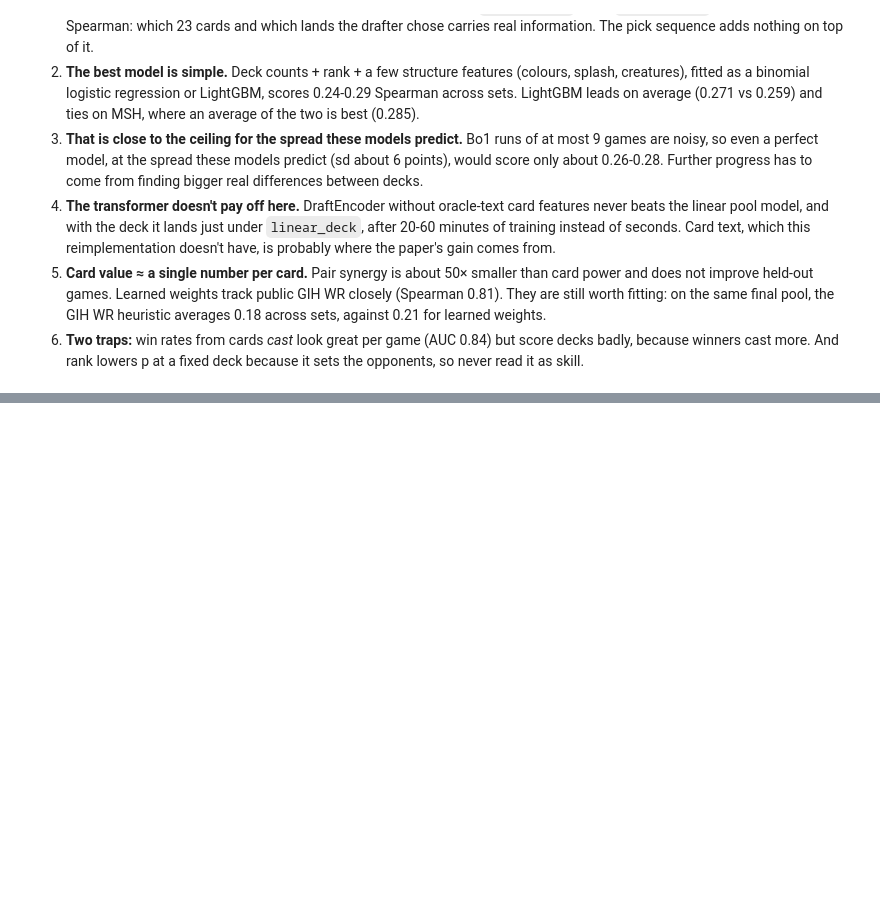
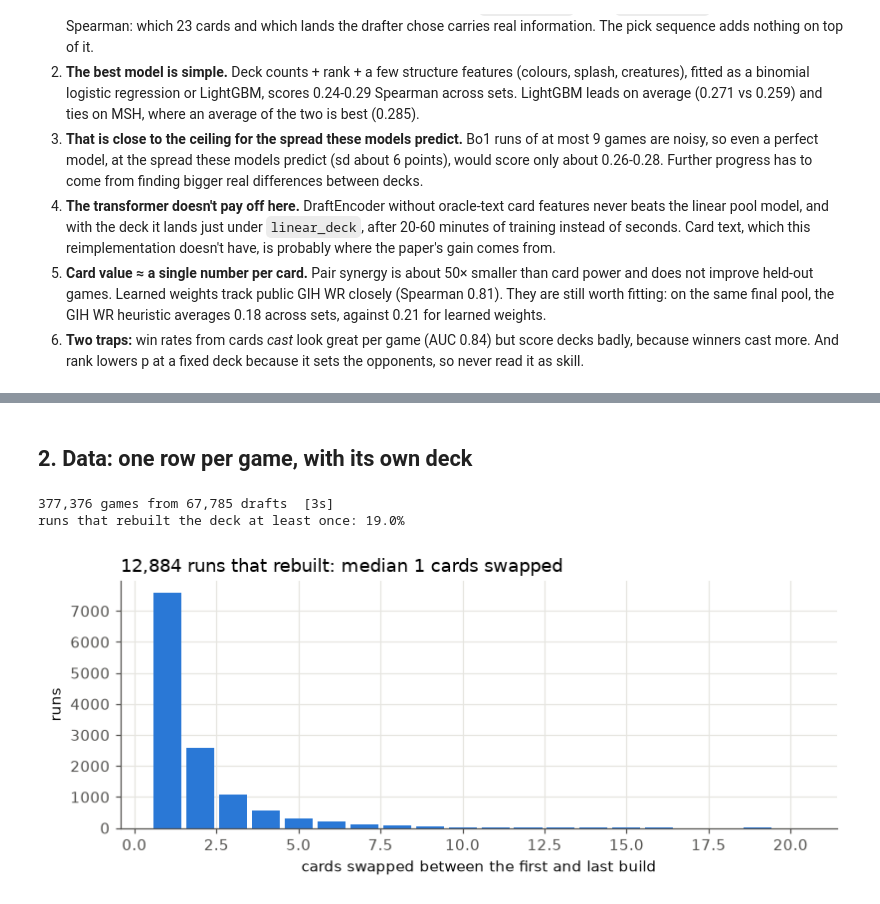
Before and after one commit to zscore/mtg-open-lane, a Jupyter notebook: notebooks/decks.ipynb, the cells around one changed output, grey strips where cells are left out. Cells and saved outputs as stored; diff of their text form; code cells hidden in the pictures; blank space fills up the shorter version.

```diff
--- a/notebooks/deckstrength.ipynb
+++ b/notebooks/decks.ipynb
@@ -744,0 +833,33 @@ mean over sets: {'GIH WR heuristic (pool)': 0.183, 'linear_pool': 0.2119, 'linea
+# %% [markdown]
+## 2. Data: one row per game, with its own deck
+# %%
+t0 = time.time()
+d = load_drafts(SET, EVENT)
+names = np.array(d.names)
+games = pl.read_parquet(game_path(SET, EVENT))
+split = game_split(d, games["draft_id"])
+games, split = games.filter(pl.Series(split >= 0)), split[split >= 0]
+
+wins_before, losses_before, known = record_before(games)
+X_all = aligned(games, "deck_", d.names).astype(np.float32)
+y_all = flag(games["won"]).astype(np.int8)
+print(f"{games.height:,} games from {games['draft_id'].n_unique():,} drafts  [{time.time() - t0:.0f}s]")
+
+builds = games.group_by("draft_id").agg(pl.col("build_index").n_unique().alias("builds"))
+print(f"runs that rebuilt the deck at least once: {(builds['builds'] > 1).mean():.1%}")
+# %% [output]
+377,376 games from 67,785 drafts  [3s]
+runs that rebuilt the deck at least once: 19.0%
+# %%
+# How big are the rebuilds? Cards changed between a run's first and last build (half the L1 distance).
+first_last = (games.with_row_index("i").sort("draft_id", "match_number")
+              .group_by("draft_id").agg(pl.col("i").first().alias("a"), pl.col("i").last().alias("b"),
+                                        pl.col("build_index").n_unique().alias("n")).filter(pl.col("n") > 1))
+changed = np.abs(X_all[first_last["a"].to_numpy()] - X_all[first_last["b"].to_numpy()]).sum(1) / 2
+fig, ax = plt.subplots(figsize=(7.5, 3.2))
+ax.hist(changed, bins=np.arange(0.5, 21.5), color=BLUE, rwidth=0.85)
+ax.set_xlabel("cards swapped between the first and last build"); ax.set_ylabel("runs")
+ax.set_title(f"{len(changed):,} runs that rebuilt: median {np.median(changed):.0f} cards swapped", loc="left")
+plt.tight_layout(); plt.show()
+# %% [output]
+[figure, added]
```
Also changed, not shown: parts of 29 cells of this notebook, 10 other files.
